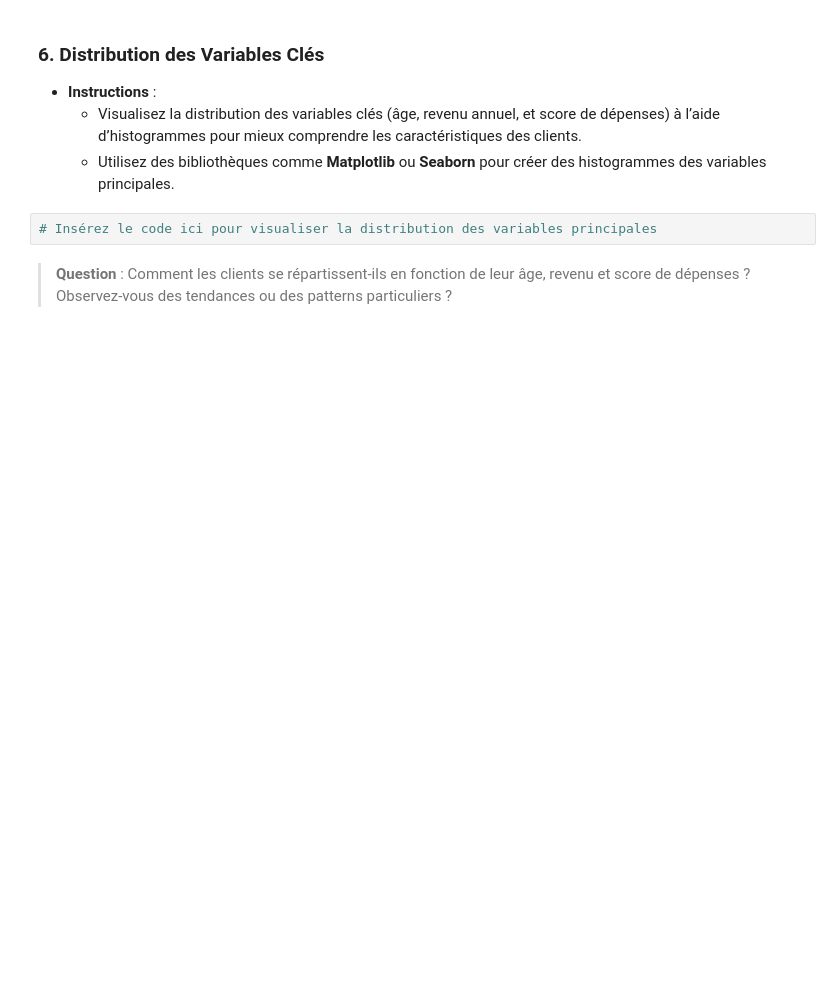
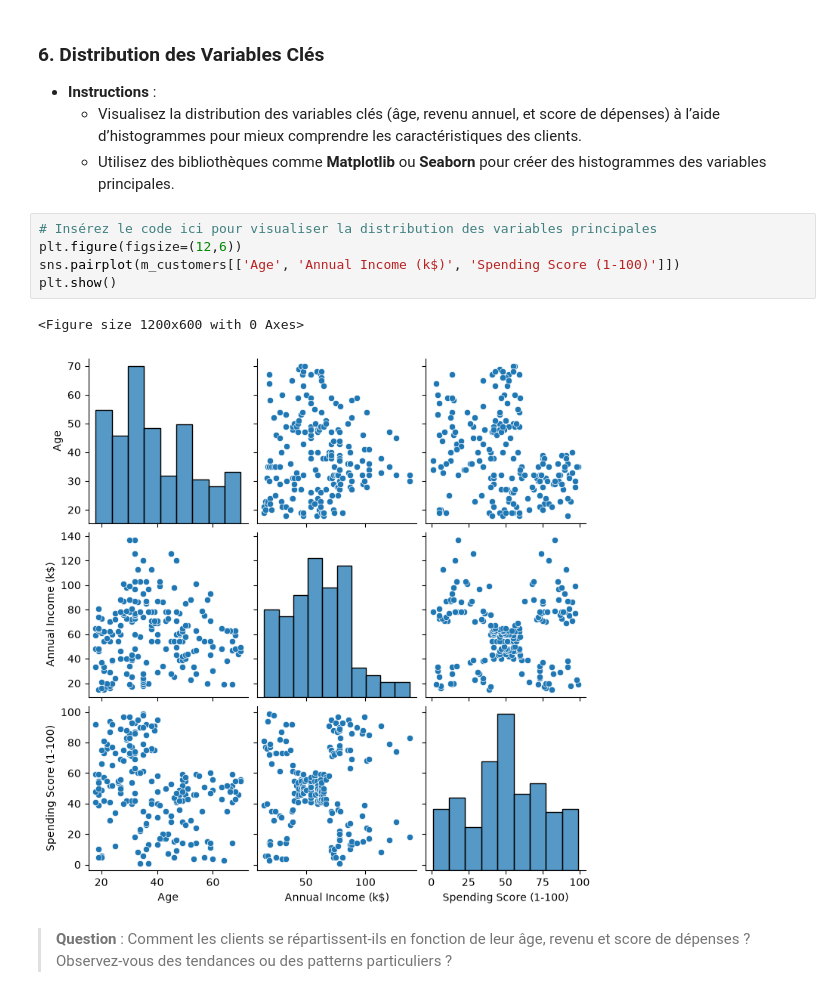
Before and after one commit to loicbonicontact-gif/Machine-Learning-Classification, a Jupyter notebook: Introduction à l'Apprentissage Non Supervisé/notebooks/nb_04_Apprentissage_Non_Supervisé.ipynb, the cells around one changed output. Cells and saved outputs as stored; diff of their text form; blank space fills up the shorter version.

```diff
--- a/Introduction à l'Apprentissage Non Supervisé/notebooks/nb_04_Apprentissage_Non_Supervisé.ipynb
+++ b/Introduction à l'Apprentissage Non Supervisé/notebooks/nb_04_Apprentissage_Non_Supervisé.ipynb
@@ -199,5 +270,11 @@ L’objectif de cette étape est de comprendre la structure des données, d’an
     - Utilisez des bibliothèques comme **Matplotlib** ou **Seaborn** pour créer des histogrammes des variables principales.
 # %%
 # Insérez le code ici pour visualiser la distribution des variables principales
+plt.figure(figsize=(12,6))
+sns.pairplot(m_customers[['Age', 'Annual Income (k$)', 'Spending Score (1-100)']])
+plt.show()
+# %% [output]
+<Figure size 1200x600 with 0 Axes>
+[figure, added]
 # %% [markdown]
 > **Question** : Comment les clients se répartissent-ils en fonction de leur âge, revenu et score de dépenses ? Observez-vous des tendances ou des patterns particuliers ?
```
Also changed, not shown: parts of 45 cells of this notebook, 1 other file.
